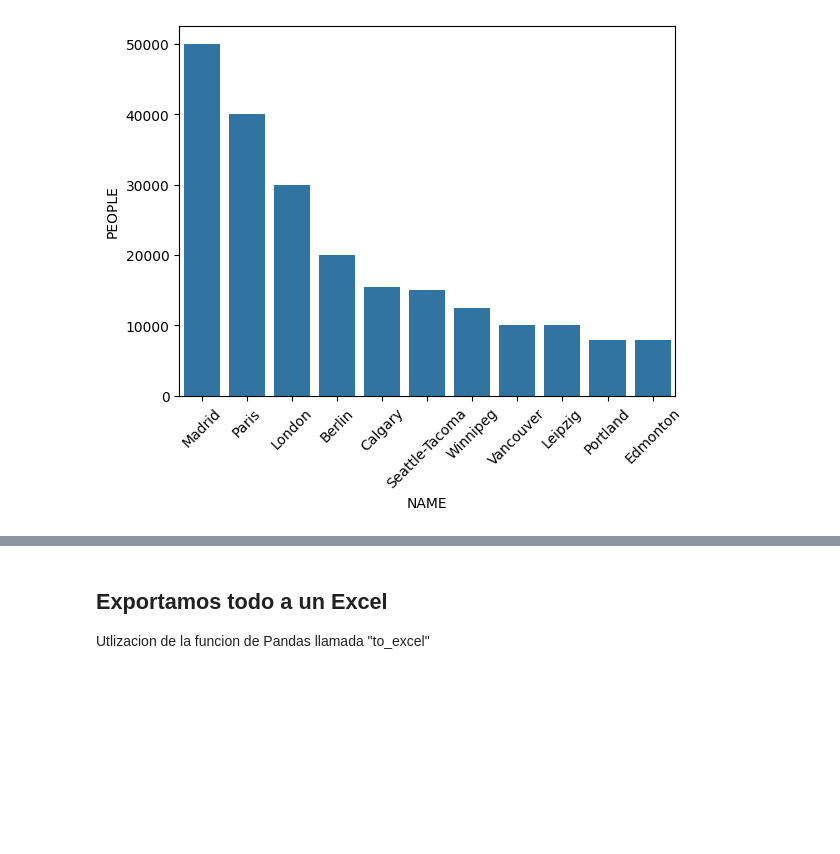
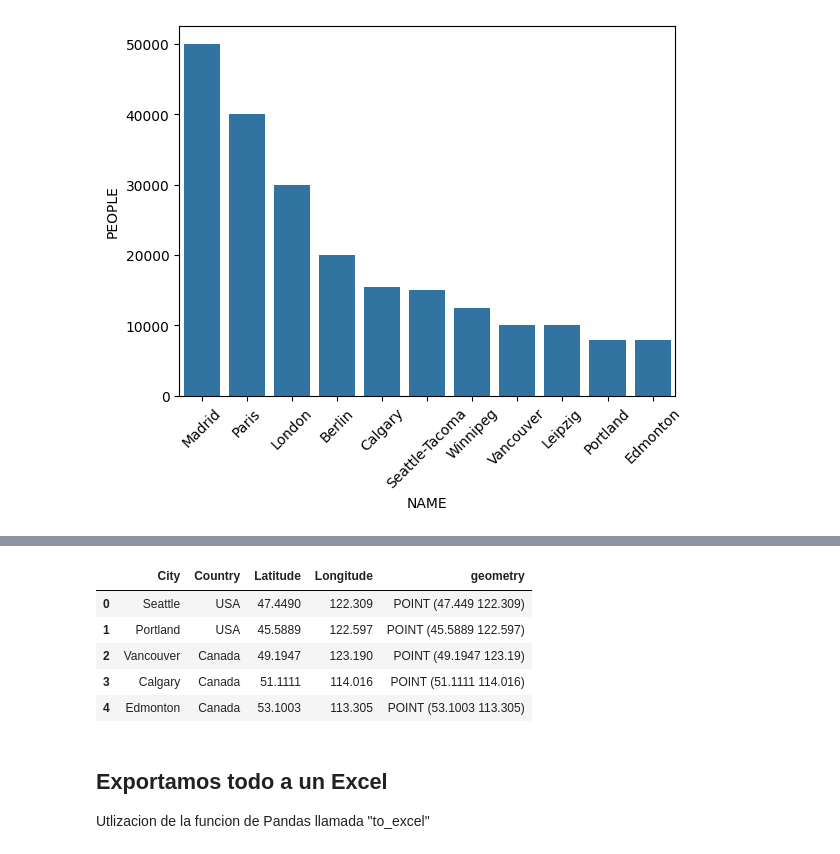
Before and after one commit to Frantala/Datos-Aeropuertos, a Jupyter notebook: Análisis_de_Aeropuertos.ipynb, the cells around one changed output, grey strips where cells are left out. Drawn from its saved outputs; the diff is of its cells as text; code cells hidden in the pictures; blank space fills up the shorter version.

```diff
--- a/Análisis_de_Aeropuertos.ipynb
+++ b/Análisis_de_Aeropuertos.ipynb
@@ -169,0 +178,23 @@ plt.show()
+# %%
+# Creamos un dataframe con todas las cordenadas de las ciudades
+df = pd.DataFrame(
+    {
+        "City": ['Seattle', 'Portland', 'Vancouver', 'Calgary', 'Edmonton', 'Winnipeg'],
+        "Country": ['USA', 'USA', 'Canada', 'Canada', 'Canada', 'Canada'],
+        "Latitude": [47.4490, 45.5889, 49.1947, 51.1111, 53.1003, 49.8972],
+        "Longitude":[122.3090, 122.5970, 123.1900, 114.0160, 113.3050, 97.1511],
+    }
+)
+# %%
+gdf = geopandas.GeoDataFrame(
+    df, geometry=geopandas.points_from_xy(df.Latitude, df.Longitude), crs="EPSG:4326"
+)
+
+gdf.head()
+# %% [output]
+|  | City | Country | Latitude | Longitude | geometry |
+| 0 | Seattle | USA | 47.4490 | 122.309 | POINT (47.449 122.309) |
+| 1 | Portland | USA | 45.5889 | 122.597 | POINT (45.5889 122.597) |
+| 2 | Vancouver | Canada | 49.1947 | 123.190 | POINT (49.1947 123.19) |
+| 3 | Calgary | Canada | 51.1111 | 114.016 | POINT (51.1111 114.016) |
+| 4 | Edmonton | Canada | 53.1003 | 113.305 | POINT (53.1003 113.305) |
```
Also changed, not shown: parts of 3 cells of this notebook, 1 other file.
